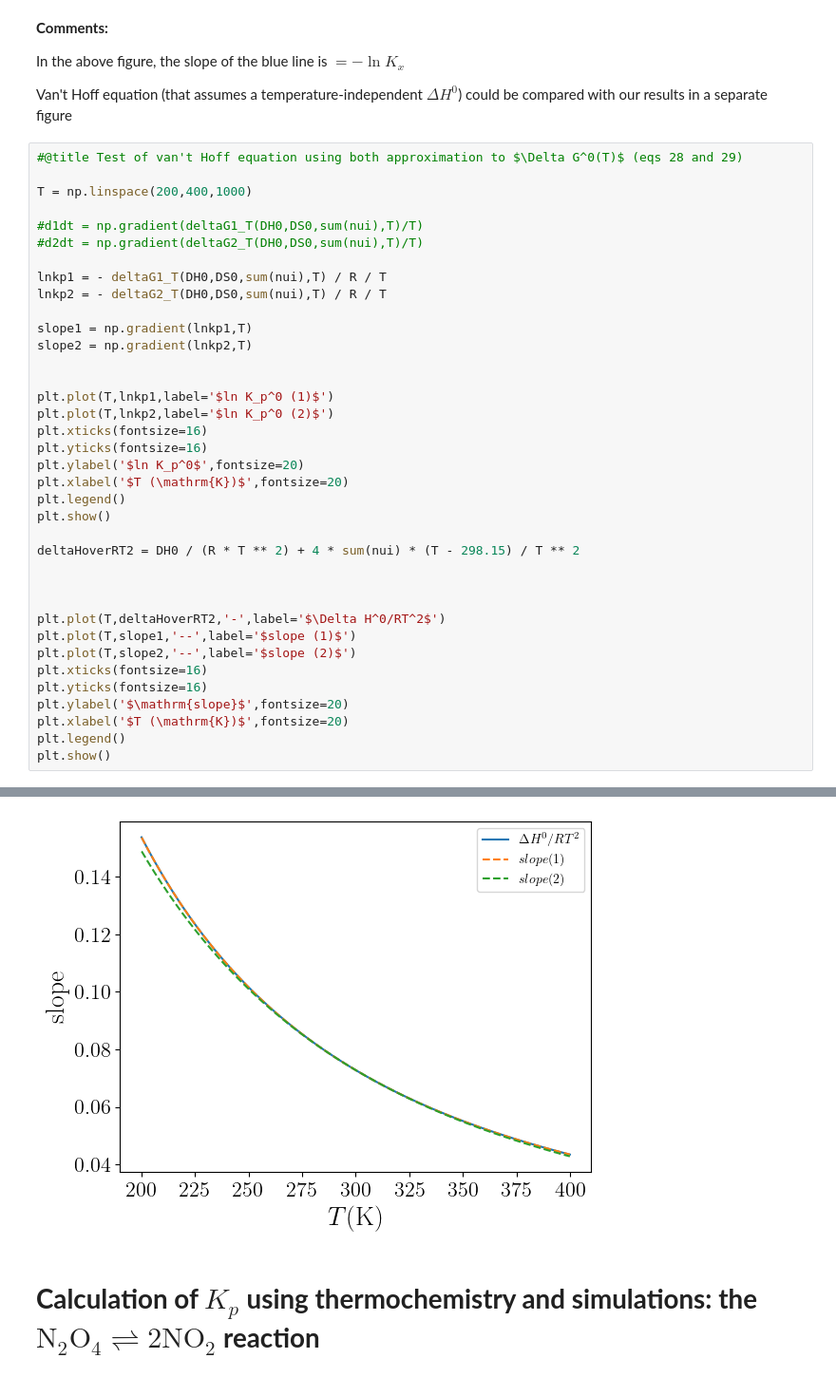
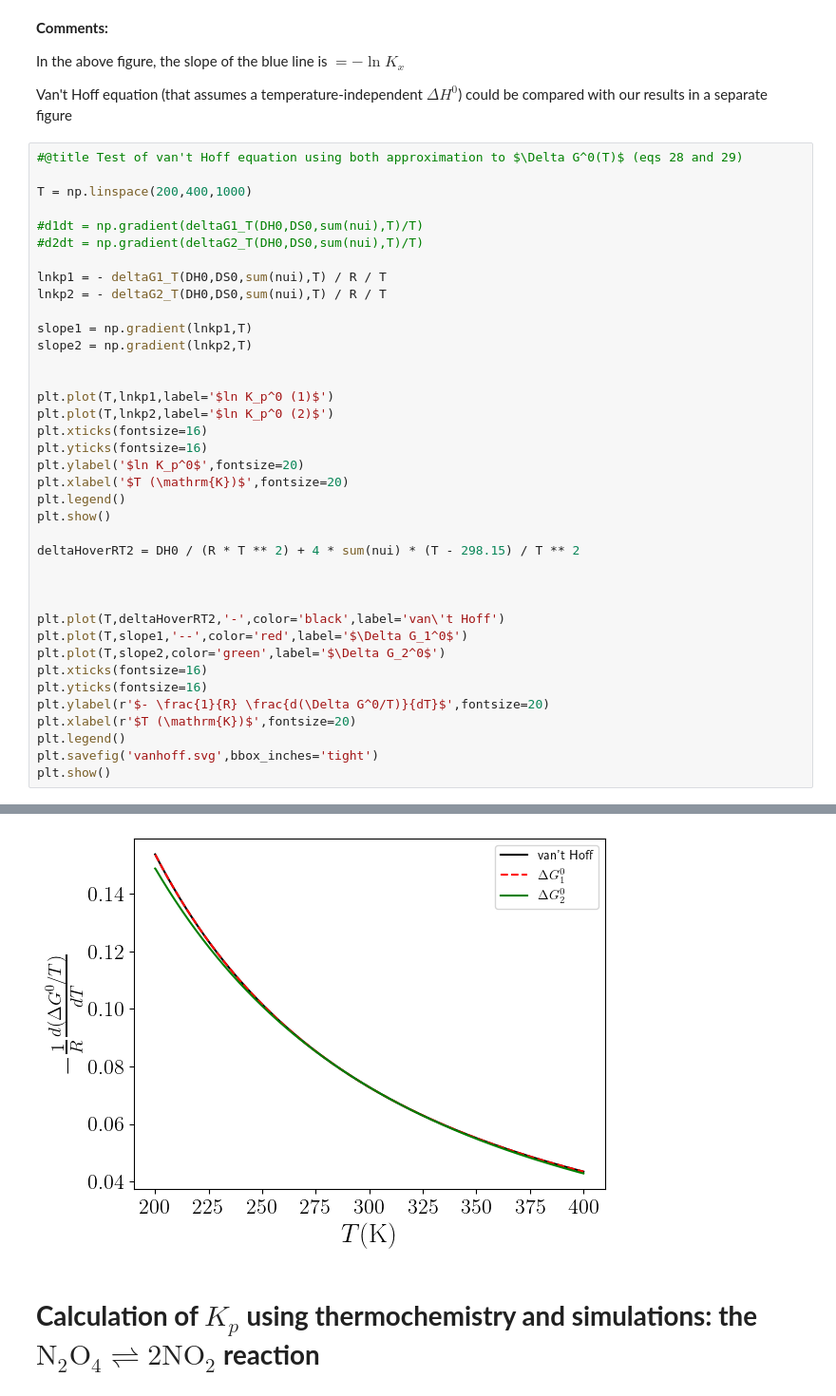
Before and after one commit to emartineznunez/AutoMeKin, a Jupyter notebook: kp.ipynb, the cells around one changed output, grey strips where cells are left out. Shown at 95% size. Drawn from its saved outputs; the diff is of its cells as text.

```diff
--- a/kp.ipynb
+++ b/kp.ipynb
@@ -361,39 +362,40 @@ T = np.linspace(200,400,1000)
 
 #d1dt = np.gradient(deltaG1_T(DH0,DS0,sum(nui),T)/T)
 #d2dt = np.gradient(deltaG2_T(DH0,DS0,sum(nui),T)/T)
 
 lnkp1 = - deltaG1_T(DH0,DS0,sum(nui),T) / R / T
 lnkp2 = - deltaG2_T(DH0,DS0,sum(nui),T) / R / T
 
 slope1 = np.gradient(lnkp1,T)
 slope2 = np.gradient(lnkp2,T)
 
 
 plt.plot(T,lnkp1,label='$ln K_p^0 (1)$')
 plt.plot(T,lnkp2,label='$ln K_p^0 (2)$')
 plt.xticks(fontsize=16)
 plt.yticks(fontsize=16)
 plt.ylabel('$ln K_p^0$',fontsize=20)
 plt.xlabel('$T (\mathrm{K})$',fontsize=20)
 plt.legend()
 plt.show()
 
 deltaHoverRT2 = DH0 / (R * T ** 2) + 4 * sum(nui) * (T - 298.15) / T ** 2
 
 
 
-plt.plot(T,deltaHoverRT2,'-',label='$\Delta H^0/RT^2$')
-plt.plot(T,slope1,'--',label='$slope (1)$')
-plt.plot(T,slope2,'--',label='$slope (2)$')
+plt.plot(T,deltaHoverRT2,'-',color='black',label='van\'t Hoff')
+plt.plot(T,slope1,'--',color='red',label='$\Delta G_1^0$')
+plt.plot(T,slope2,color='green',label='$\Delta G_2^0$')
 plt.xticks(fontsize=16)
 plt.yticks(fontsize=16)
-plt.ylabel('$\mathrm{slope}$',fontsize=20)
-plt.xlabel('$T (\mathrm{K})$',fontsize=20)
+plt.ylabel(r'$- \frac{1}{R} \frac{d(\Delta G^0/T)}{dT}$',fontsize=20)
+plt.xlabel(r'$T (\mathrm{K})$',fontsize=20)
 plt.legend()
+plt.savefig('vanhoff.svg',bbox_inches='tight')
 plt.show()
 # %% [output]
 [figure]
-[figure, old version]
+[figure, new version]
 # %% [markdown]
 # **Calculation of $K_p$ using thermochemistry and simulations: the $\mathrm{N}_{2}\mathrm{O}_{4} \rightleftharpoons 2 \mathrm{NO}_{2}$ reaction**
 # %%
```
Also changed, not shown: parts of 3 cells of this notebook.
